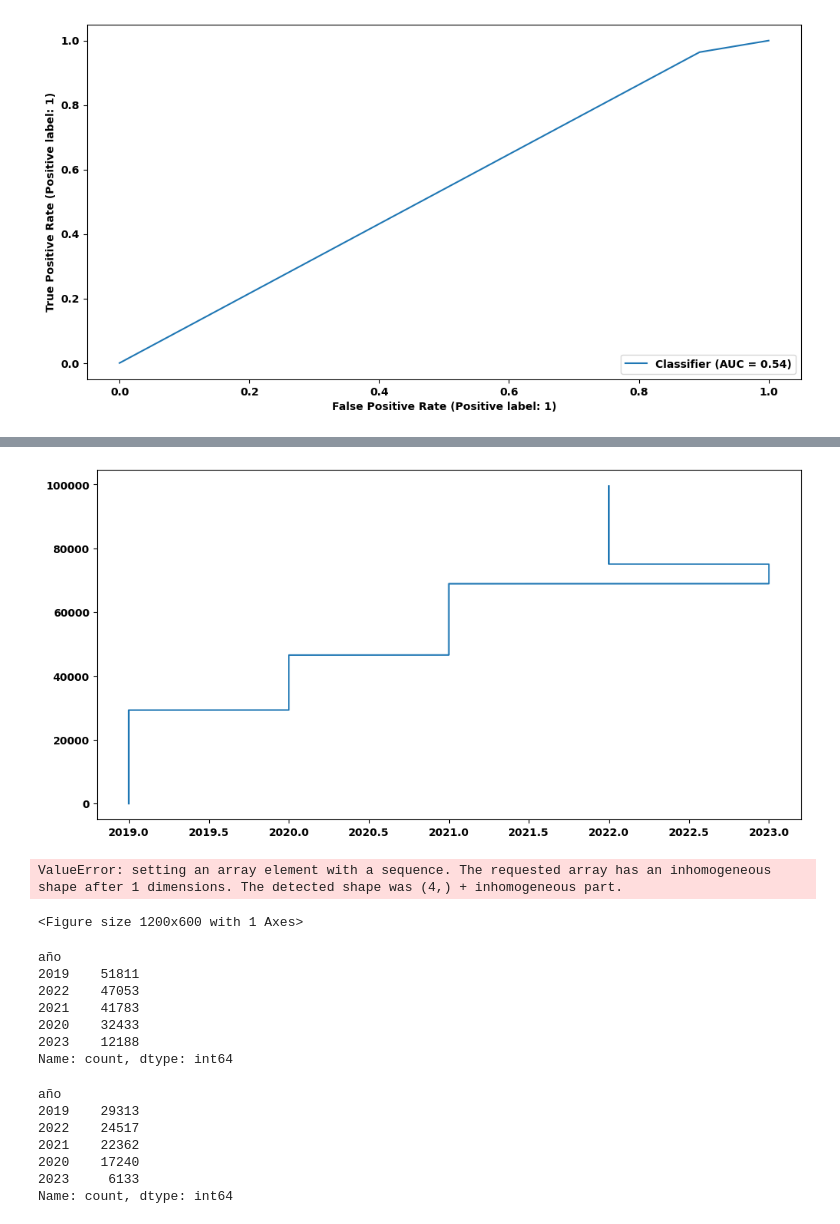
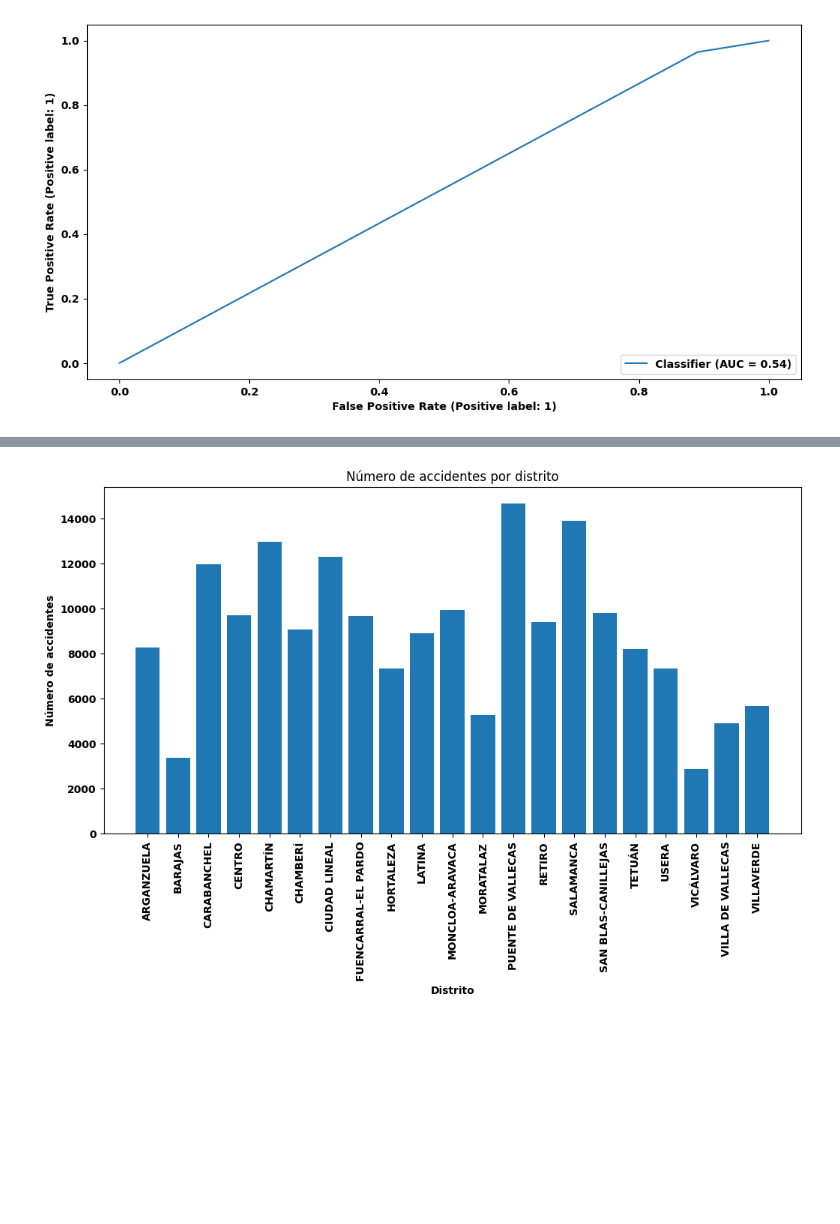
Before and after one commit to davidruiiz/proyecto_CONVIVE, a Jupyter notebook: notebooks/Proyecto_CONVIVE.ipynb, the cells around one changed output, grey strips where cells are left out. Cells and saved outputs as stored; diff of their text form; code cells hidden in the pictures; blank space fills up the shorter version.

```diff
--- a/notebooks/Proyecto_CONVIVE.ipynb
+++ b/notebooks/Proyecto_CONVIVE.ipynb
@@ -1100,34 +1093,20 @@ weighted avg       0.57      0.76      0.65     19913
 [figure]
 roc_auc_score 0.5
 [figure]
-# %%
-plt.plot(df_accident_filt4['año'],df_accident_filt4['año'].index)
-plt.show()
-# %% [output]
-[figure, removed]
-# %%
-plt.hist(x= df_accidentes['año'],height=df_accidentes.index)
-plt.show()
-# %% [output]
-ValueError: setting an array element with a sequence. The requested array has an inhomogeneous shape after 1 dimensions. The detected shape was (4,) + inhomogeneous part.
-<Figure size 1200x600 with 1 Axes>
-# %%
-df_accidentes['año'].value_counts()
-# %% [output]
-año
-2019    51811
-2022    47053
-2021    41783
-2020    32433
-2023    12188
-Name: count, dtype: int64
-# %%
-df_accident_filt4['año'].value_counts()
-# %% [output]
-año
-2019    29313
-2022    24517
-2021    22362
-2020    17240
-2023     6133
-Name: count, dtype: int64
+# %%
+import pandas as pd
+import matplotlib.pyplot as plt
+
+# Leer el archivo CSV
+datos = pd.read_csv('../data/2019-2023_Accidentalidad.csv', sep=';' , on_bad_lines='skip')
+
+# Gráfico de barras del número de accidentes por distrito
+accidentes_por_distrito = datos['distrito'].value_counts().sort_index()
+plt.bar(accidentes_por_distrito.index, accidentes_por_distrito.values)
+plt.xticks(rotation=90)
+plt.title('Número de accidentes por distrito')
+plt.xlabel('Distrito')
+plt.ylabel('Número de accidentes')
+plt.show()
+# %% [output]
+[figure, added]
```
Also changed, not shown: parts of 40 cells of this notebook, 1 other file.
